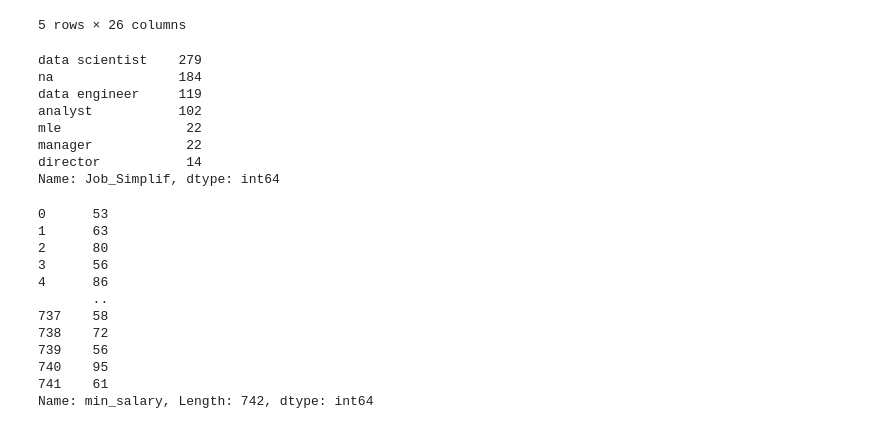
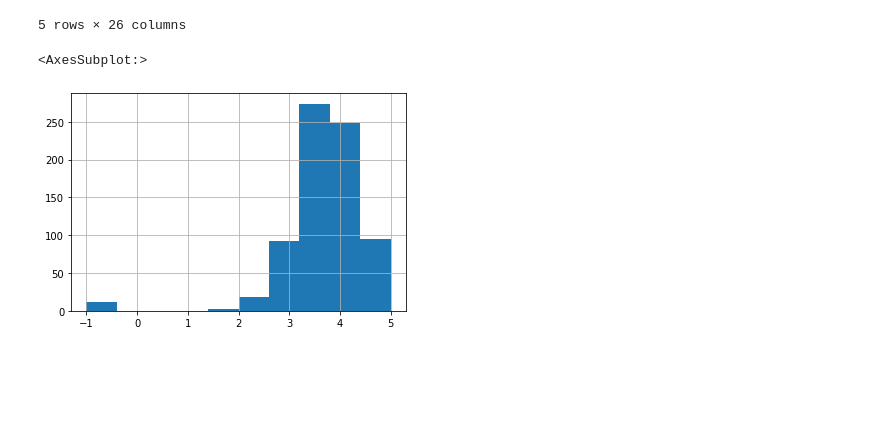
Before and after one commit to annycmg/Salary_Project, a Jupyter notebook: Packages/eda.ipynb, the cells around one changed output. Drawn from its saved outputs; the diff is of its cells as text; code cells hidden in the pictures; blank space fills up the shorter version.

Commit message:
Exploratory Data Analysis

```diff
--- a/Packages/eda.ipynb
+++ b/Packages/eda.ipynb
@@ -38,39 +38,23 @@ def seniority(title):
         return 'jr'
     else:
         return 'na'
+
+df['Job_Simplif'] = df['Job Title'].apply(simplify_title) # Job Title
+
+df['Seniority'] = df['Job Title'].apply(seniority) # Seniority
+
+df['description_len'] = df['Job Description'].apply(lambda x: len(x)) # Job description len
+
+df['num_competitors'] = df['Competitors'].astype(str).apply(lambda x: len(x.split(',') if x != '-1' else '0')) # Count competitors
+
+# Hour to anual wage
+df['min_salary'] = df.apply(lambda x: x.min_salary * 2 if x['Per Hour'] == 1 else x.min_salary, axis=1)
+df['max_salary'] = df.apply(lambda x: x.max_salary * 2 if x['Per Hour'] == 1 else x.max_salary, axis=1)
+df[df['Per Hour']==1][['Per Hour', 'min_salary', 'max_salary']]
+
+df['Company Name'] = df['Company Name'].apply(lambda x: x.replace('\n', '')) # Remove new line Job Title
-# %%
-df['Job_Simplif'] = df['Job Title'].apply(simplify_title) # Job Title
-
-df['Seniority'] = df['Job Title'].apply(seniority) # Seniority
-
-df['description_len'] = df['Job Description'].apply(lambda x: len(x)) # Job description len
-
-df['num_competitors'] = df['Competitors'].astype(str).apply(lambda x: len(x.split(',') if x != '-1' else '0')) # Count competitors
-# %% [output]
-data scientist    279
-na                184
-data engineer     119
-analyst           102
-mle                22
-manager            22
-director           14
-Name: Job_Simplif, dtype: int64
-# %%
-# Hour to anual wage
-df['min_salary'] = df.apply(lambda x: x.min_salary * 2 if x['Per Hour'] == 1 else x.min_salary, axis=1)
-df['min_salary']
-
-# Remove new line Job Title
-# %% [output]
-0      53
-1      63
-2      80
-3      56
-4      86
-       ..
-737    58
-738    72
-739    56
-740    95
-741    61
-Name: min_salary, Length: 742, dtype: int64
+# %%
+df.Rating.hist()
+# %% [output]
+<AxesSubplot:>
+[figure, added]
```
Also changed, not shown: parts of 10 cells of this notebook.
